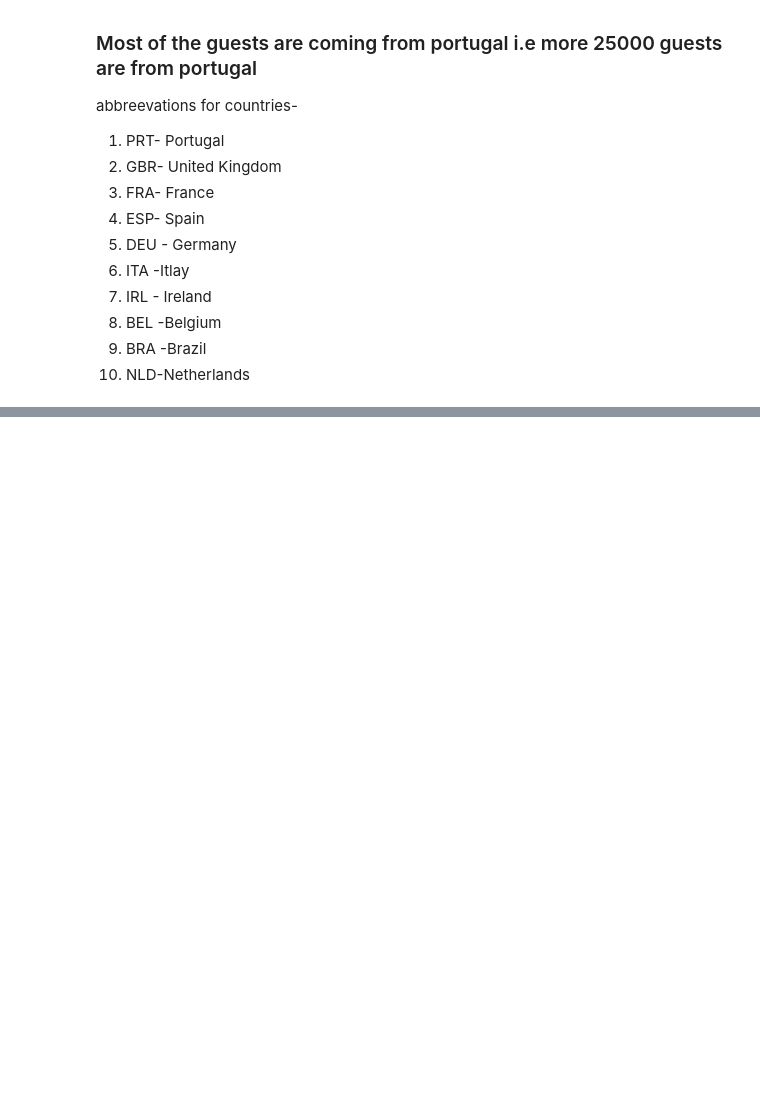
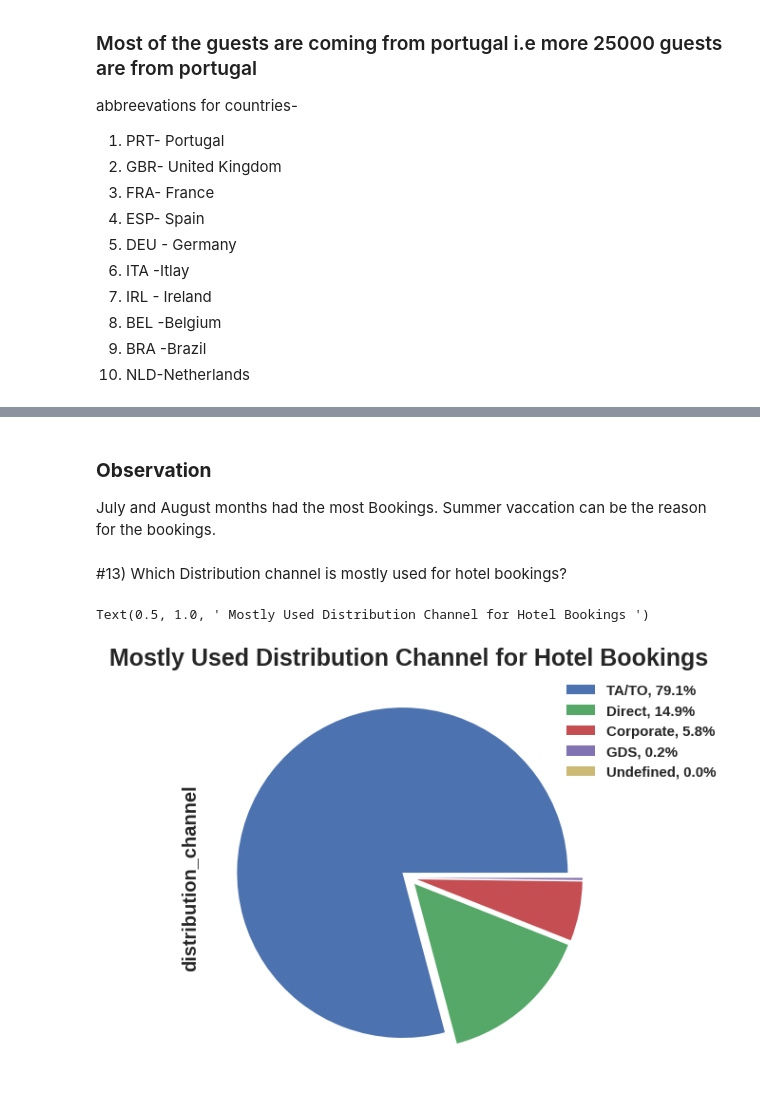
Before and after one commit to 007jayesh/Hotel-Booking-EDA, a Jupyter notebook: EDA_onHotel_Booking_Analysis_Final.ipynb, the cells around one changed output, grey strips where cells are left out. Cells and saved outputs as stored; diff of their text form; code cells hidden in the pictures; blank space fills up the shorter version.

```diff
--- a/EDA_onHotel_Booking_Analysis_Final.ipynb
+++ b/EDA_onHotel_Booking_Analysis_Final.ipynb
@@ -434,0 +495,31 @@ abbreevations for countries-
+# %% [markdown]
+ ### **Observation**
+ July and August months had the most Bookings. Summer vaccation can be the reason for the bookings.
+# %% [markdown]
+#13) Which Distribution channel is mostly used for hotel bookings?
+# %%
+# Visualizsing the by pie chart.
+
+
+#Creating labels
+labels=df['distribution_channel'].value_counts().index.tolist()
+
+# creating new df of distribution channel
+distribution_channel_df=df['distribution_channel'].value_counts().reset_index().rename(columns={'index':"distribution_channel",'distribution_channel':'count'})
+
+#adding percentage columns to the distribution_channel_df
+distribution_channel_df['percentage']=round(distribution_channel_df['count']*100/df.shape[0],1)
+
+#Creating list of percentage
+sizes=distribution_channel_df['percentage'].values.tolist()
+
+#plotting the piw chart
+df['distribution_channel'].value_counts().plot.pie(explode=[0.05, 0.05,0.05,0.05,0.05], shadow=False, figsize=(15,8),fontsize=10,labels=None)
+
+# setting legends with the percentage values
+labels = [f'{l}, {s}%' for l, s in zip(labels, sizes)]
+plt.legend(bbox_to_anchor=(0.85, 1), loc='upper left', labels=labels)
+plt.title(' Mostly Used Distribution Channel for Hotel Bookings ')
+# %% [output]
+Text(0.5, 1.0, ' Mostly Used Distribution Channel for Hotel Bookings ')
+[figure, added]
```
Also changed, not shown: parts of 24 cells of this notebook.
